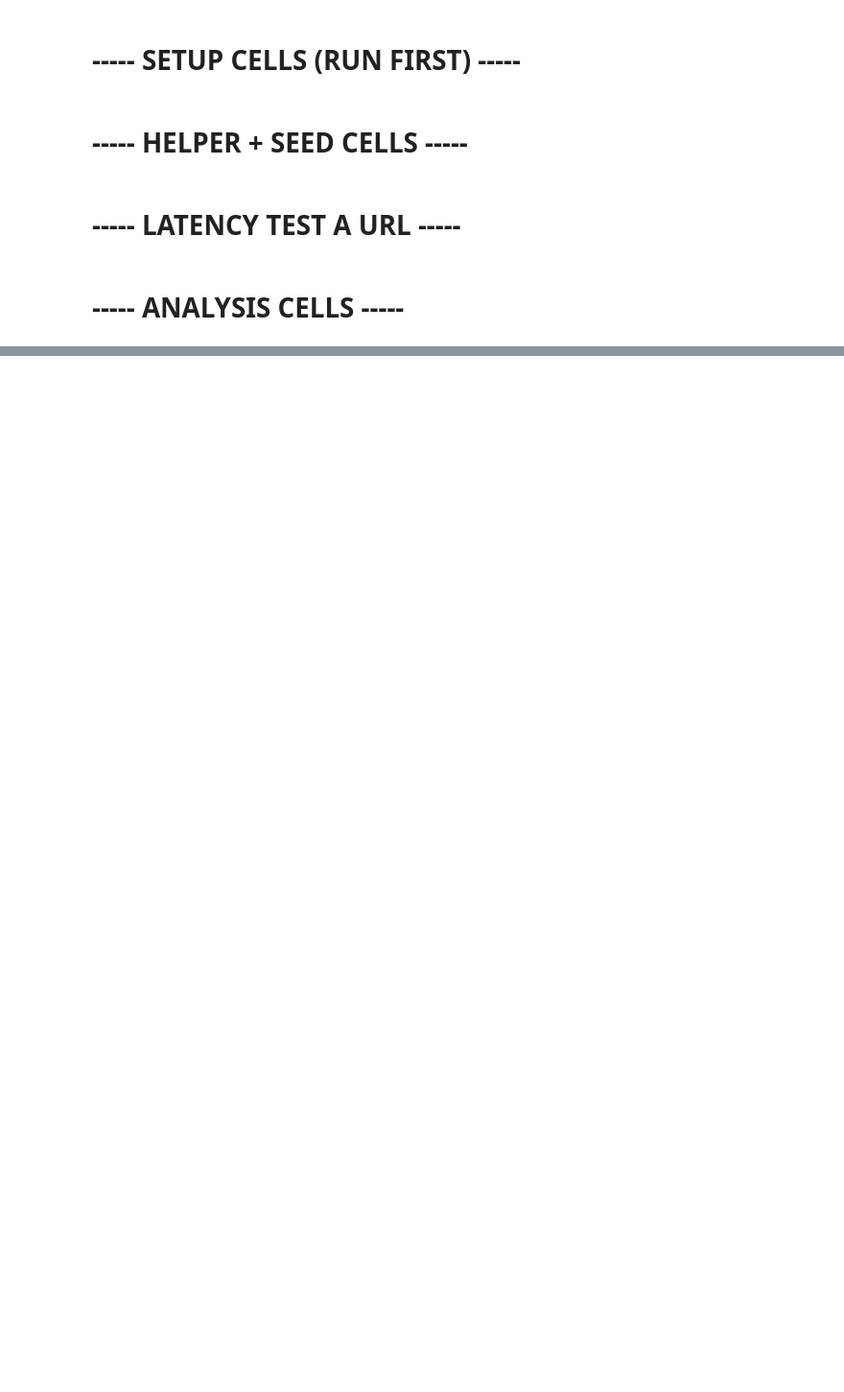
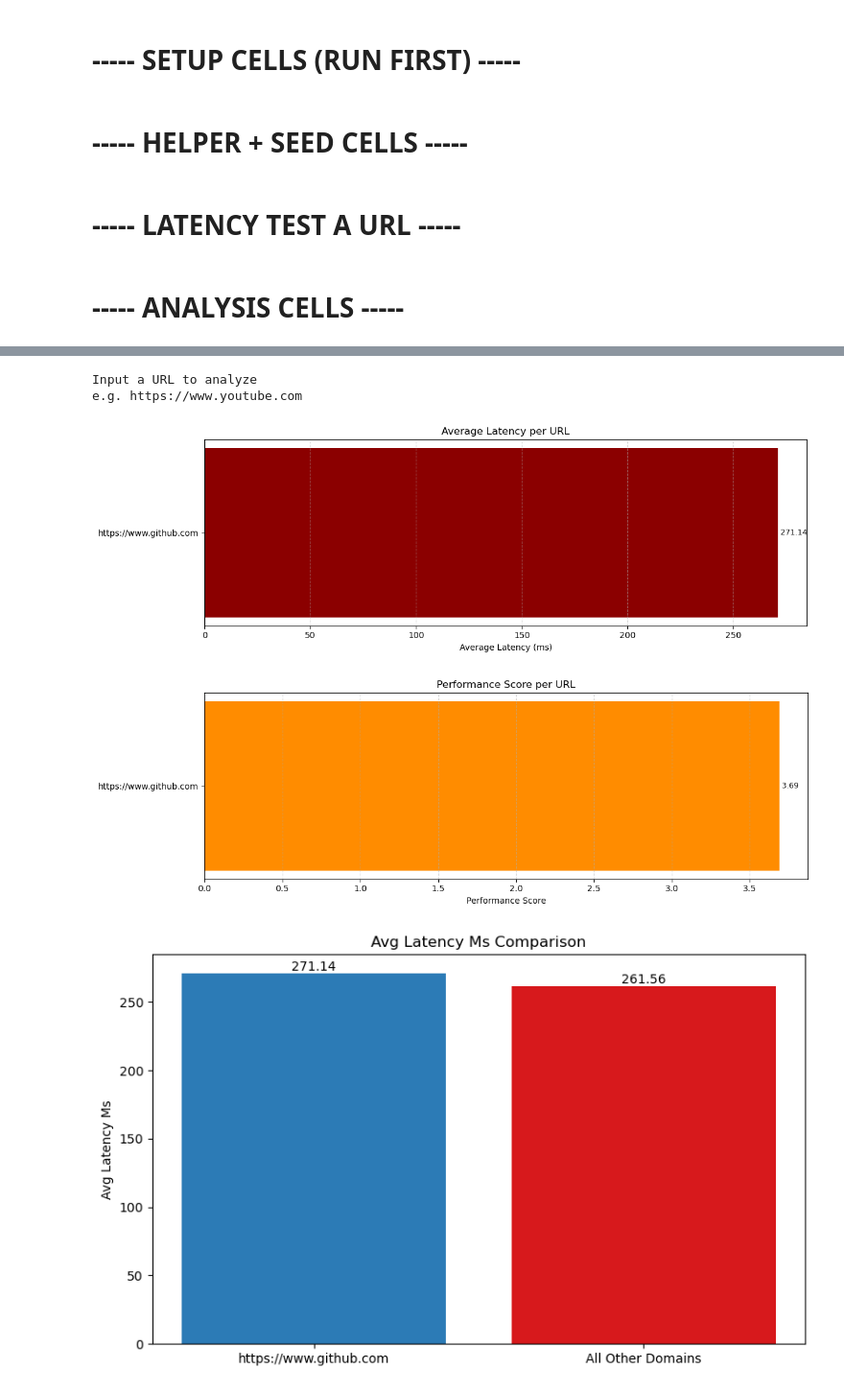
Before and after one commit to btenc/Python-Latency-Analyzer-CPE551, a Jupyter notebook: notebook/main.ipynb, the cells around one changed output, grey strips where cells are left out. Shown: that part at 96% size. Drawn from its saved outputs; the diff is of its cells as text; code cells hidden in the pictures; blank space fills up the shorter version.

```diff
--- a/notebook/main.ipynb
+++ b/notebook/main.ipynb
@@ -105,0 +158,28 @@ url_plots.plot_performance_vs_latency()
+# %%
+# Analyze a URL
+# Input what url you want to analyze
+
+print("Input a URL to analyze\ne.g. https://www.youtube.com")
+
+domain = prompt_and_validate("Enter domain/url: ", "URL")
+site_data = analyzer.filter_by_value("url", domain)
+
+site_analyzer = DataAnalyzer(dataframe=site_data)
+
+# URL specific metrics
+site_plots = Plots(site_analyzer)
+site_plots.plot_avg_latency()
+site_plots.plot_performance_score()
+
+# Compare this URL to all other domains
+plots = Plots(analyzer)
+plots.plot_domain_vs_others(domain, "avg_latency_ms")
+plots.plot_domain_vs_others(domain, "latency_range_ms")
+plots.plot_domain_vs_others(domain, "cv_latency")
+plots.plot_domain_vs_others(domain, "max_dev_from_avg")
+# %% [output]
+Input a URL to analyze
+e.g. https://www.youtube.com
+[figure, added]
+[figure, added]
+[figure, added]
```
Also changed, not shown: parts of 3 cells of this notebook, 2 other files.
